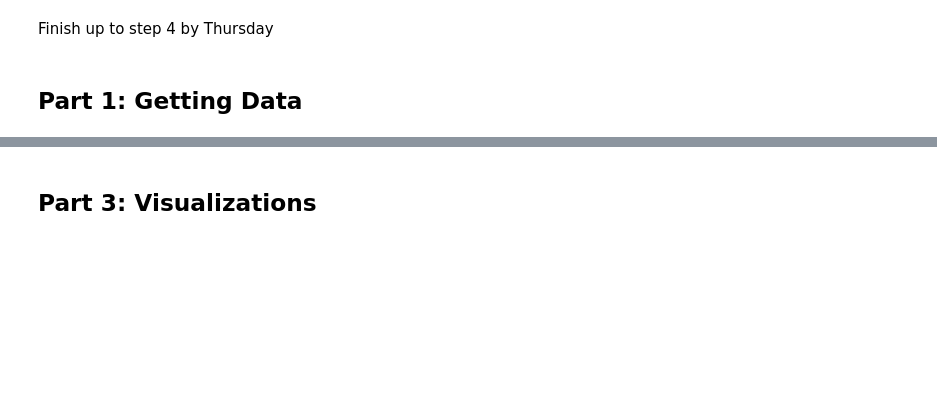
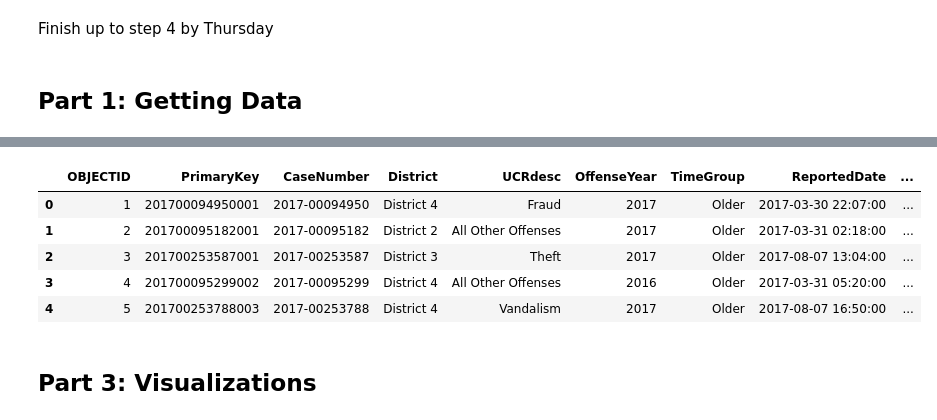
Before and after one commit to Neniflight/crime_forecast_in_cleveland, a Jupyter notebook: notebook.ipynb, the cells around one changed output, grey strips where cells are left out. Cells and saved outputs as stored; diff of their text form; code cells hidden in the pictures; blank space fills up the shorter version.

```diff
--- a/notebook.ipynb
+++ b/notebook.ipynb
@@ -8,5 +8,27 @@
 8. Comparing the models and detemerining the best one. (**Calvin**)
 # %% [markdown]
 Finish up to step 4 by Thursday
+# %%
+# imports
+import pandas as pd
+import geopandas as gpd
+import numpy as np
+import os
+
+import censusdata
+from census import Census
+from us import states
+
+from matplotlib import pyplot as plt
+import pygris
+import folium
+
+import arcgis
+from arcgis.gis import GIS
+from arcgis import geometry
+from arcgis.geometry import Geometry, SpatialReference
+from arcgis.features import FeatureLayer
+
+pd.set_option('display.max_columns', None)
 # %% [markdown]
 ## Part 1: Getting Data
@@ -12,0 +133,3 @@ Finish up to step 4 by Thursday
+# %%
+url = 'https://services3.arcgis.com/dty2kHktVXHrqO8i/arcgis/rest/services/Crime_Incidents/FeatureServer/0'
+layer = FeatureLayer(url)
@@ -13 +140,4 @@ Finish up to step 4 by Thursday
+# %%
+sdf = layer.query(where="OffenseYear >= 2015 AND OffenseYear <= 2021", out_fields="*", as_df=True)
+# spatially enabled dataframe with this data. I want to try uploading it to ArcGIS Online, because this operation takes a while, but I can't
 # %% [markdown]
@@ -15,3 +208,12 @@ Finish up to step 4 by Thursday
+# %%
+sdf.head()
+# %% [output]
+|  | OBJECTID | PrimaryKey | CaseNumber | District | UCRdesc | OffenseYear | TimeGroup | ReportedDate | ... |
+| 0 | 1 | 201700094950001 | 2017-00094950 | District 4 | Fraud | 2017 | Older | 2017-03-30 22:07:00 | ... |
+| 1 | 2 | 201700095182001 | 2017-00095182 | District 2 | All Other Offenses | 2017 | Older | 2017-03-31 02:18:00 | ... |
+| 2 | 3 | 201700253587001 | 2017-00253587 | District 3 | Theft | 2017 | Older | 2017-08-07 13:04:00 | ... |
+| 3 | 4 | 201700095299002 | 2017-00095299 | District 4 | All Other Offenses | 2016 | Older | 2017-03-31 05:20:00 | ... |
+| 4 | 5 | 201700253788003 | 2017-00253788 | District 4 | Vandalism | 2017 | Older | 2017-08-07 16:50:00 | ... |
 # %% [markdown]
 ## Part 3: Visualizations
 # %% [markdown]
```
Also changed, not shown: parts of 13 cells of this notebook.
